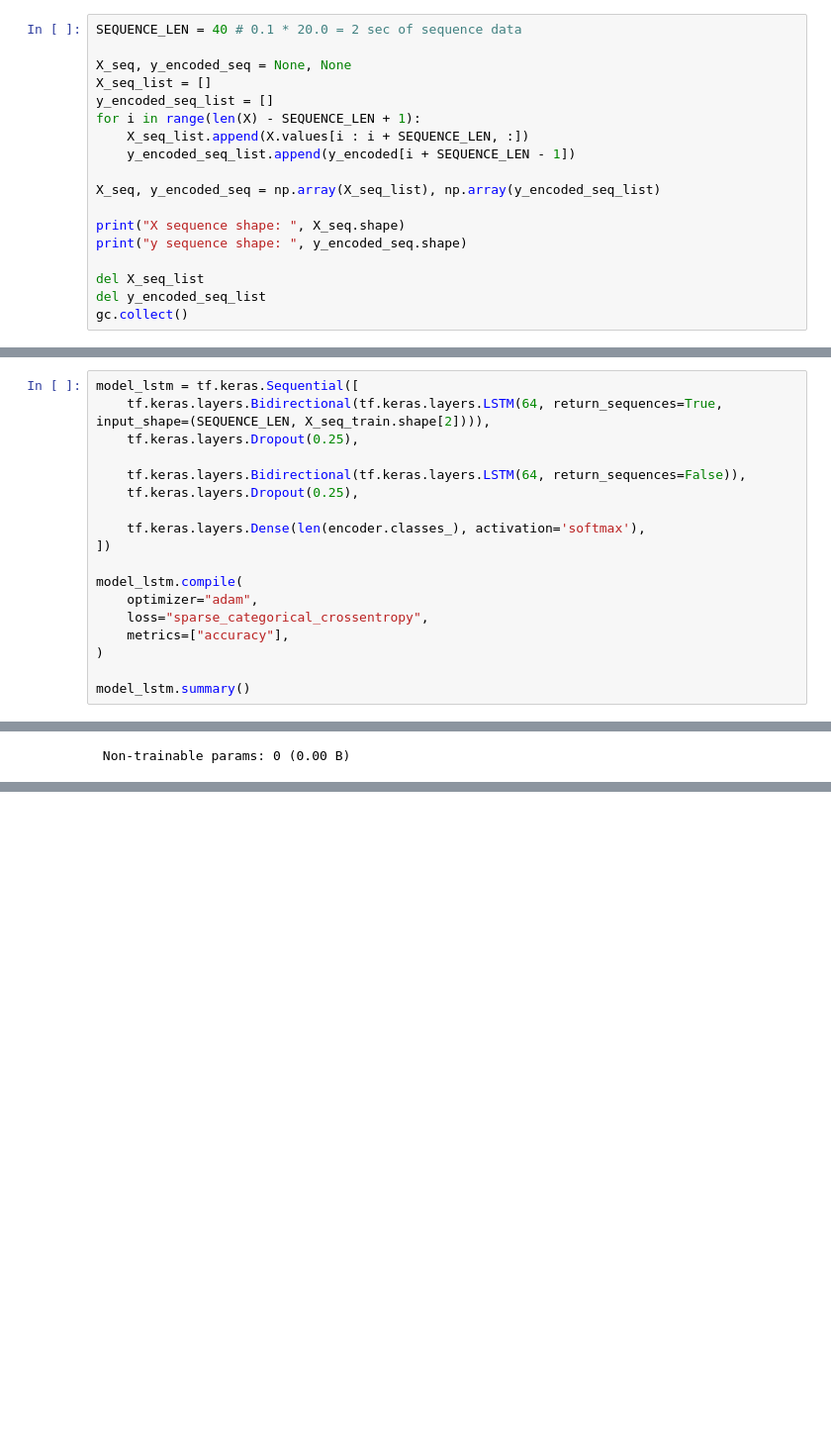
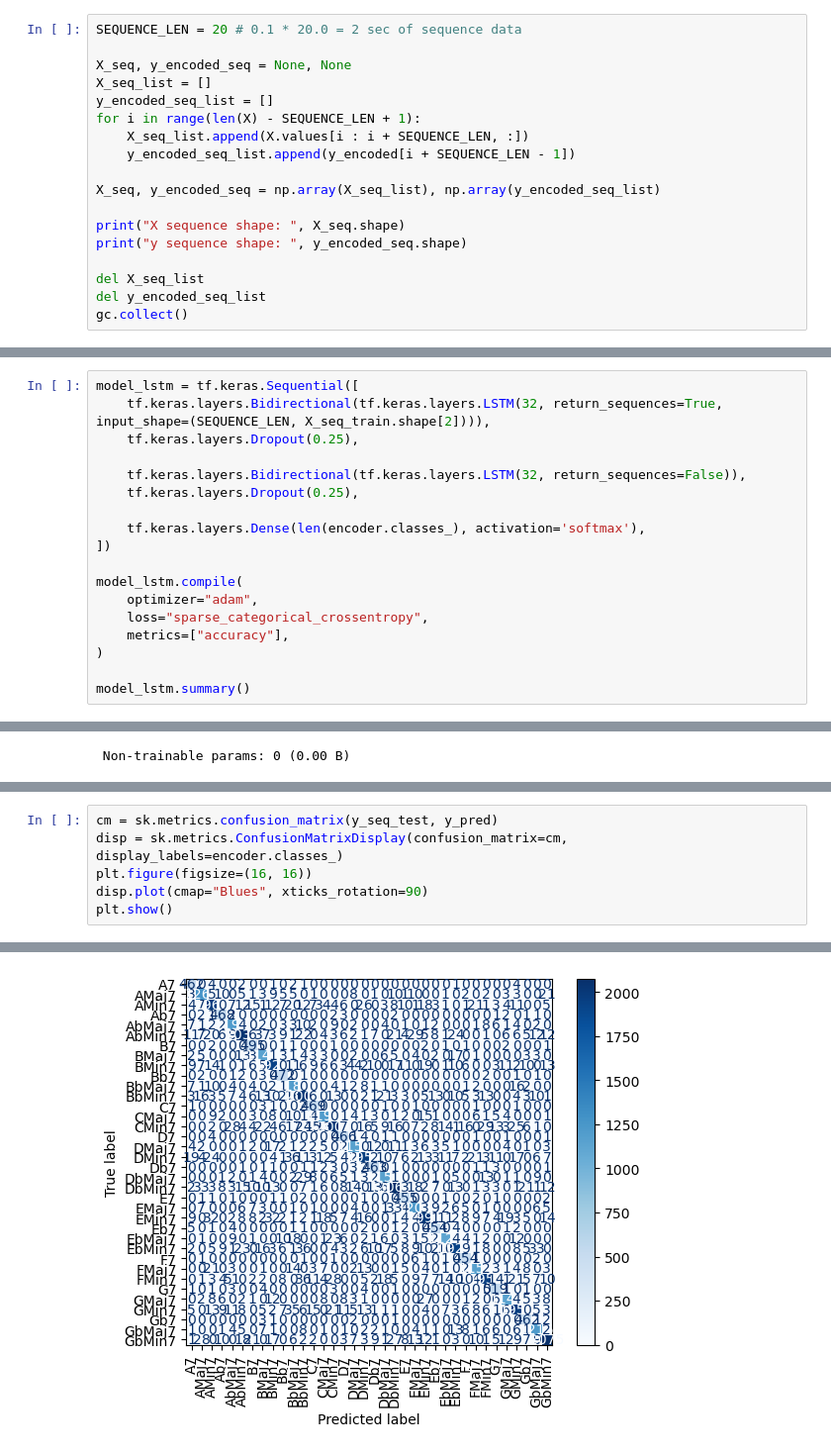
Before and after one commit to HaikalMPPH/chord-recognition, a Jupyter notebook: Model/model_train_nn.ipynb, the cells around one changed output, grey strips where cells are left out. Shown at 99% size. Drawn from its saved outputs; the diff is of its cells as text; blank space fills up the shorter version.

```diff
--- a/Model/model_train_nn.ipynb
+++ b/Model/model_train_nn.ipynb
@@ -73,7 +74,7 @@ gc.collect()
 # %% [markdown]
 # LSTM
 # %%
-SEQUENCE_LEN = 40 # 0.1 * 20.0 = 2 sec of sequence data
+SEQUENCE_LEN = 20 # 0.1 * 20.0 = 2 sec of sequence data
 
 X_seq, y_encoded_seq = None, None
 X_seq_list = []
@@ -149,10 +150,10 @@ class_weights = sk.utils.class_weight.compute_class_weight(
 class_weight_dict = dict(enumerate(class_weights))
 # %%
 model_lstm = tf.keras.Sequential([
-    tf.keras.layers.Bidirectional(tf.keras.layers.LSTM(64, return_sequences=True, input_shape=(SEQUENCE_LEN, X_seq_train.shape[2]))),
+    tf.keras.layers.Bidirectional(tf.keras.layers.LSTM(32, return_sequences=True, input_shape=(SEQUENCE_LEN, X_seq_train.shape[2]))),
     tf.keras.layers.Dropout(0.25),
 
-    tf.keras.layers.Bidirectional(tf.keras.layers.LSTM(64, return_sequences=False)),
+    tf.keras.layers.Bidirectional(tf.keras.layers.LSTM(32, return_sequences=False)),
     tf.keras.layers.Dropout(0.25),
 
     tf.keras.layers.Dense(len(encoder.classes_), activation='softmax'),
@@ -244,0 +245,7 @@ weighted avg       0.95      0.95      0.95     47973
+# %%
+cm = sk.metrics.confusion_matrix(y_seq_test, y_pred)
+disp = sk.metrics.ConfusionMatrixDisplay(confusion_matrix=cm, display_labels=encoder.classes_)
+plt.figure(figsize=(16, 16))
+disp.plot(cmap="Blues", xticks_rotation=90)
+plt.show()
+# %% [output]
@@ -245 +253,2 @@ weighted avg       0.95      0.95      0.95     47973
+[figure, added]
 # %%
```
Also changed, not shown: parts of 9 cells of this notebook, 9 other files.
